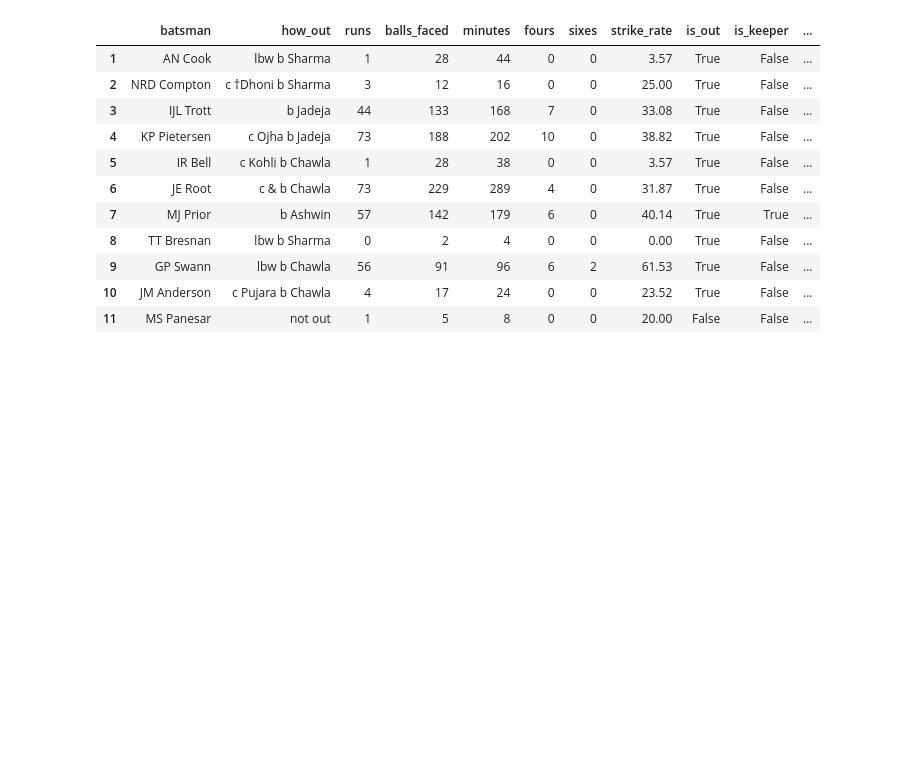
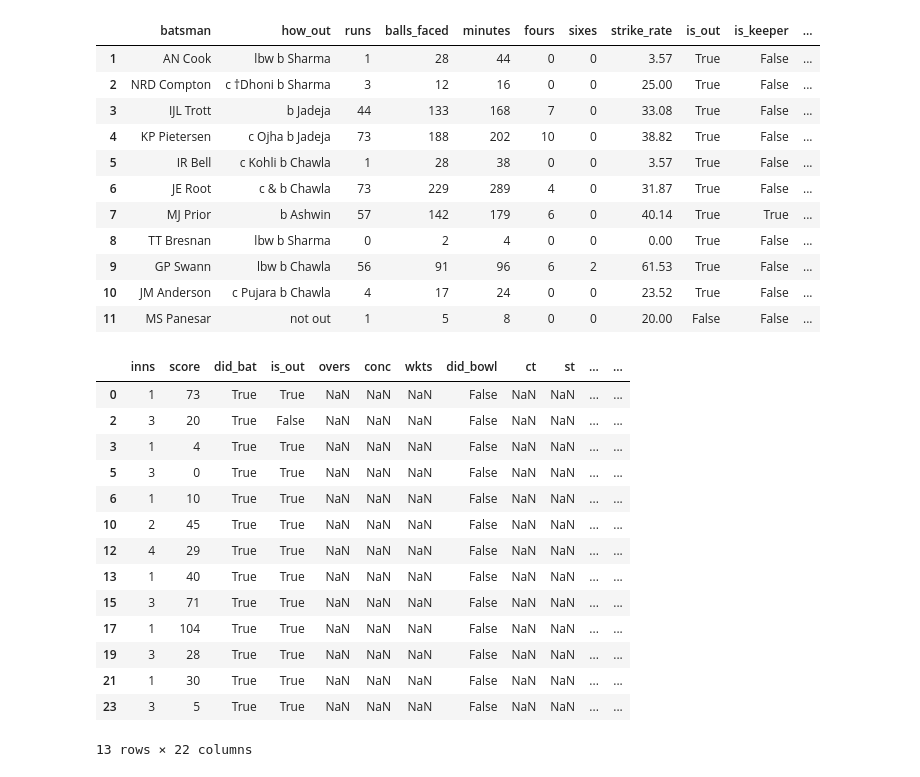
Before and after one commit to willcanniford/cricketer-analysis, a Jupyter notebook: cricketer_class_improvements.ipynb, the cells around one changed output. Drawn from its saved outputs; the diff is of its cells as text; code cells hidden in the pictures; blank space fills up the shorter version.

Commit message:
Join extra details from scorecard to innings

```diff
--- a/cricketer_class_improvements.ipynb
+++ b/cricketer_class_improvements.ipynb
@@ -114,3 +114,45 @@ matches[first_25.iloc[0].match_id].select_innings(int(first_25.iloc[0].inns)).ba
 | 9 | GP Swann | lbw b Chawla | 56 | 91 | 96 | 6 | 2 | 61.53 | True | False | ... |
 | 10 | JM Anderson | c Pujara b Chawla | 4 | 17 | 24 | 0 | 0 | 23.52 | True | False | ... |
 | 11 | MS Panesar | not out | 1 | 5 | 8 | 0 | 0 | 20.00 | False | False | ... |
+# %%
+first_batting = first_25[first_25.did_bat].copy()
+# %%
+root_id = '303669'
+full_stats = []
+
+for i in range(0,len(first_batting)):
+    this_innings = first_batting.iloc[i]
+    innings_index = this_innings.name
+    n_inns = this_innings.inns
+    match_id = this_innings.match_id
+    match_obj = matches[match_id]
+    scorecard = match_obj.select_innings(int(n_inns)).batting()
+    specific_score = scorecard[scorecard.player_id == root_id]
+    full_stats.append({'match_innings':n_inns,
+                       'batting_position':specific_score.index.item(),
+                       'balls_faced':int(specific_score.balls_faced.item()),
+                       'minutes':int(specific_score.minutes.item()),
+                       'fours':int(specific_score.fours.item()),
+                       'sixes':int(specific_score.sixes.item()),
+                       'is_captain':specific_score.is_captain.item()})
+# %%
+first_batting['extra_stats'] = full_stats
+# %%
+first_batting = pd.concat([first_batting, first_batting.extra_stats.apply(pd.Series)], axis = 1).drop('extra_stats', axis = 1)
+first_batting
+# %% [output]
+|  | inns | score | did_bat | is_out | overs | conc | wkts | did_bowl | ct | st | ... | ... |
+| 0 | 1 | 73 | True | True | NaN | NaN | NaN | False | NaN | NaN | ... | ... |
+| 2 | 3 | 20 | True | False | NaN | NaN | NaN | False | NaN | NaN | ... | ... |
+| 3 | 1 | 4 | True | True | NaN | NaN | NaN | False | NaN | NaN | ... | ... |
+| 5 | 3 | 0 | True | True | NaN | NaN | NaN | False | NaN | NaN | ... | ... |
+| 6 | 1 | 10 | True | True | NaN | NaN | NaN | False | NaN | NaN | ... | ... |
+| 10 | 2 | 45 | True | True | NaN | NaN | NaN | False | NaN | NaN | ... | ... |
+| 12 | 4 | 29 | True | True | NaN | NaN | NaN | False | NaN | NaN | ... | ... |
+| 13 | 1 | 40 | True | True | NaN | NaN | NaN | False | NaN | NaN | ... | ... |
+| 15 | 3 | 71 | True | True | NaN | NaN | NaN | False | NaN | NaN | ... | ... |
+| 17 | 1 | 104 | True | True | NaN | NaN | NaN | False | NaN | NaN | ... | ... |
+| 19 | 3 | 28 | True | True | NaN | NaN | NaN | False | NaN | NaN | ... | ... |
+| 21 | 1 | 30 | True | True | NaN | NaN | NaN | False | NaN | NaN | ... | ... |
+| 23 | 3 | 5 | True | True | NaN | NaN | NaN | False | NaN | NaN | ... | ... |
+13 rows × 22 columns
```
